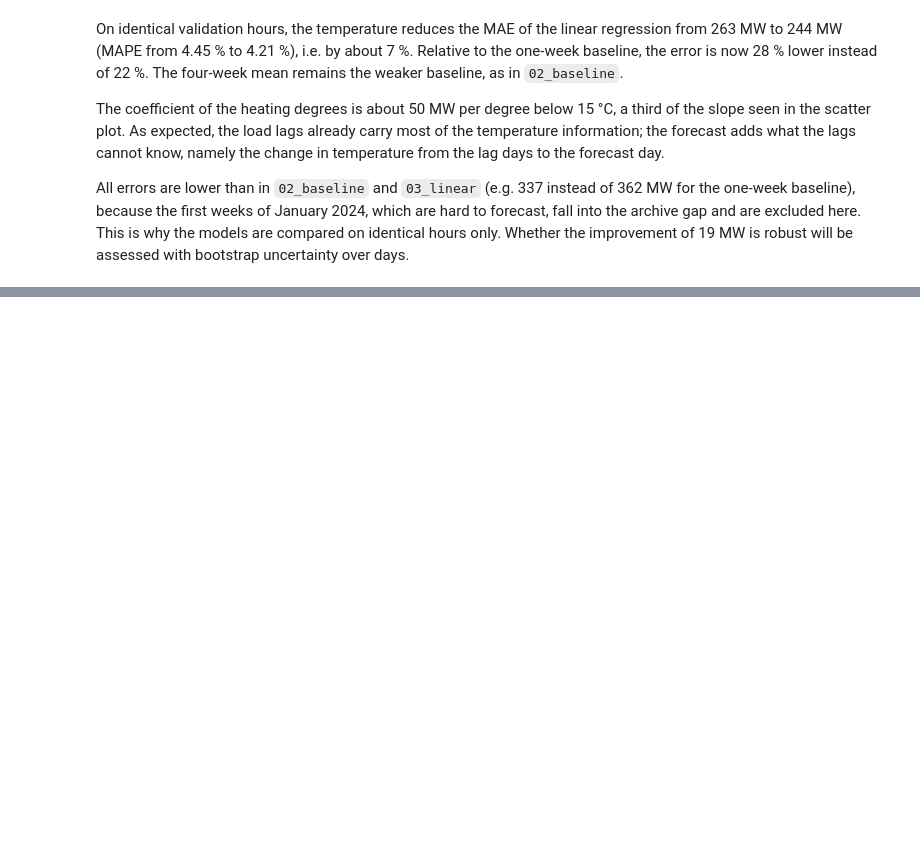
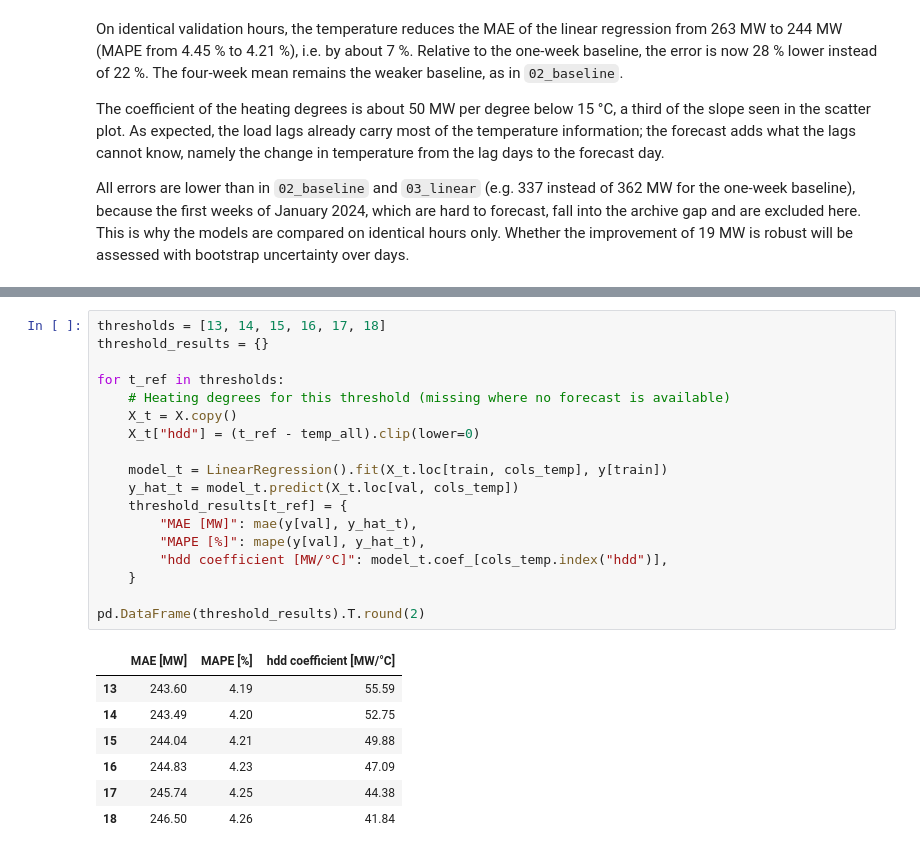
Before and after one commit to mathiasbraun/swiss-load-forecast, a Jupyter notebook: notebooks/05_linear_temperature.ipynb, the cells around one changed output, grey strips where cells are left out. Saved outputs shown, nothing was run; the diff lists cells and outputs as text; blank space fills up the shorter version.

Commit message:
Check heating-degree threshold and cost of shorter training period

```diff
--- a/notebooks/05_linear_temperature.ipynb
+++ b/notebooks/05_linear_temperature.ipynb
@@ -239,0 +248,26 @@ improvement of 19 MW is robust will be assessed with bootstrap uncertainty over
+# %%
+thresholds = [13, 14, 15, 16, 17, 18]
+threshold_results = {}
+
+for t_ref in thresholds:
+    # Heating degrees for this threshold (missing where no forecast is available)
+    X_t = X.copy()
+    X_t["hdd"] = (t_ref - temp_all).clip(lower=0)
+
+    model_t = LinearRegression().fit(X_t.loc[train, cols_temp], y[train])
+    y_hat_t = model_t.predict(X_t.loc[val, cols_temp])
+    threshold_results[t_ref] = {
+        "MAE [MW]": mae(y[val], y_hat_t),
+        "MAPE [%]": mape(y[val], y_hat_t),
+        "hdd coefficient [MW/°C]": model_t.coef_[cols_temp.index("hdd")],
+    }
+
+pd.DataFrame(threshold_results).T.round(2)
+# %% [output]
+|  | MAE [MW] | MAPE [%] | hdd coefficient [MW/°C] |
+| 13 | 243.60 | 4.19 | 55.59 |
+| 14 | 243.49 | 4.20 | 52.75 |
+| 15 | 244.04 | 4.21 | 49.88 |
+| 16 | 244.83 | 4.23 | 47.09 |
+| 17 | 245.74 | 4.25 | 44.38 |
+| 18 | 246.50 | 4.26 | 41.84 |
```
Also changed, not shown: parts of 5 cells of this notebook, 1 other file.
